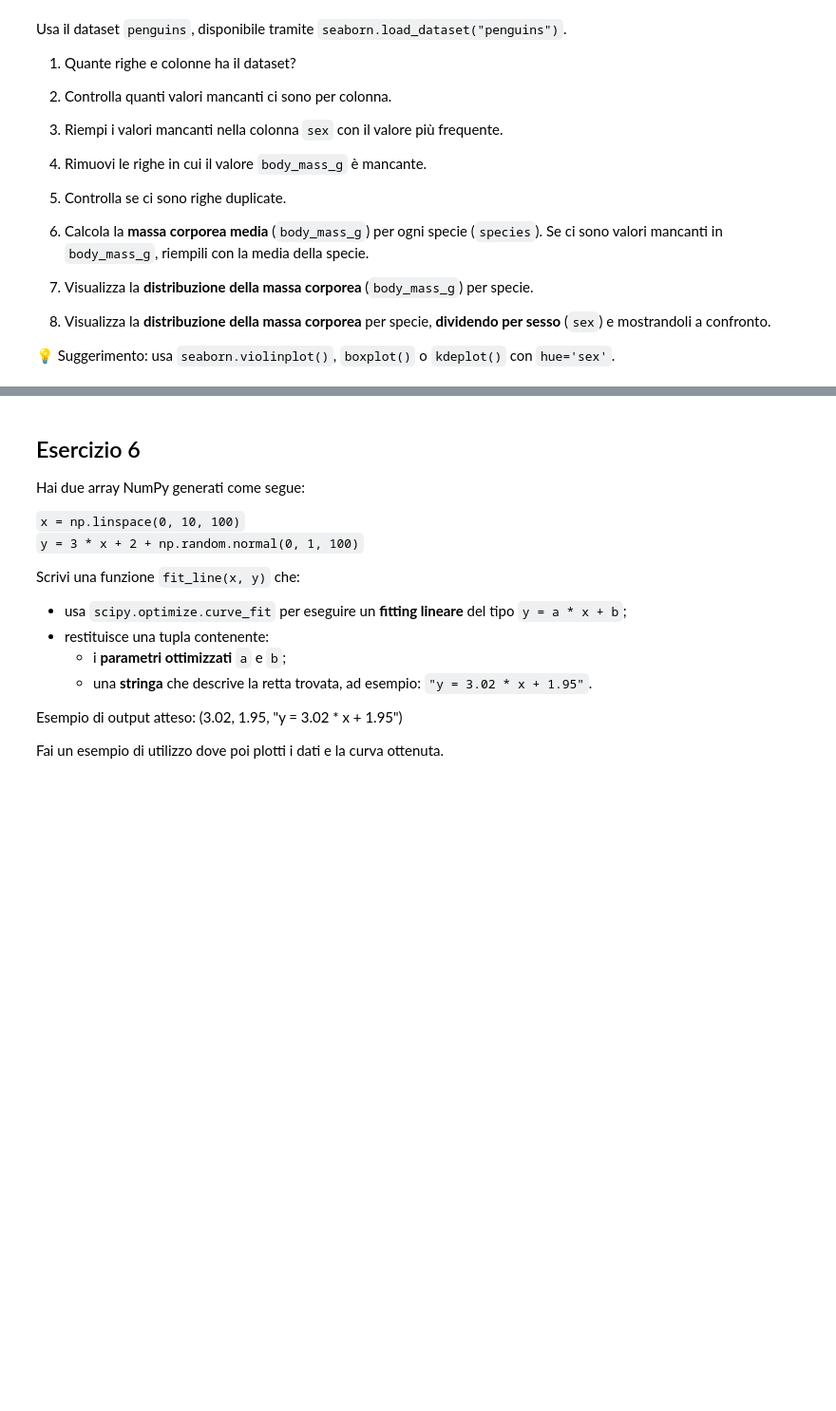
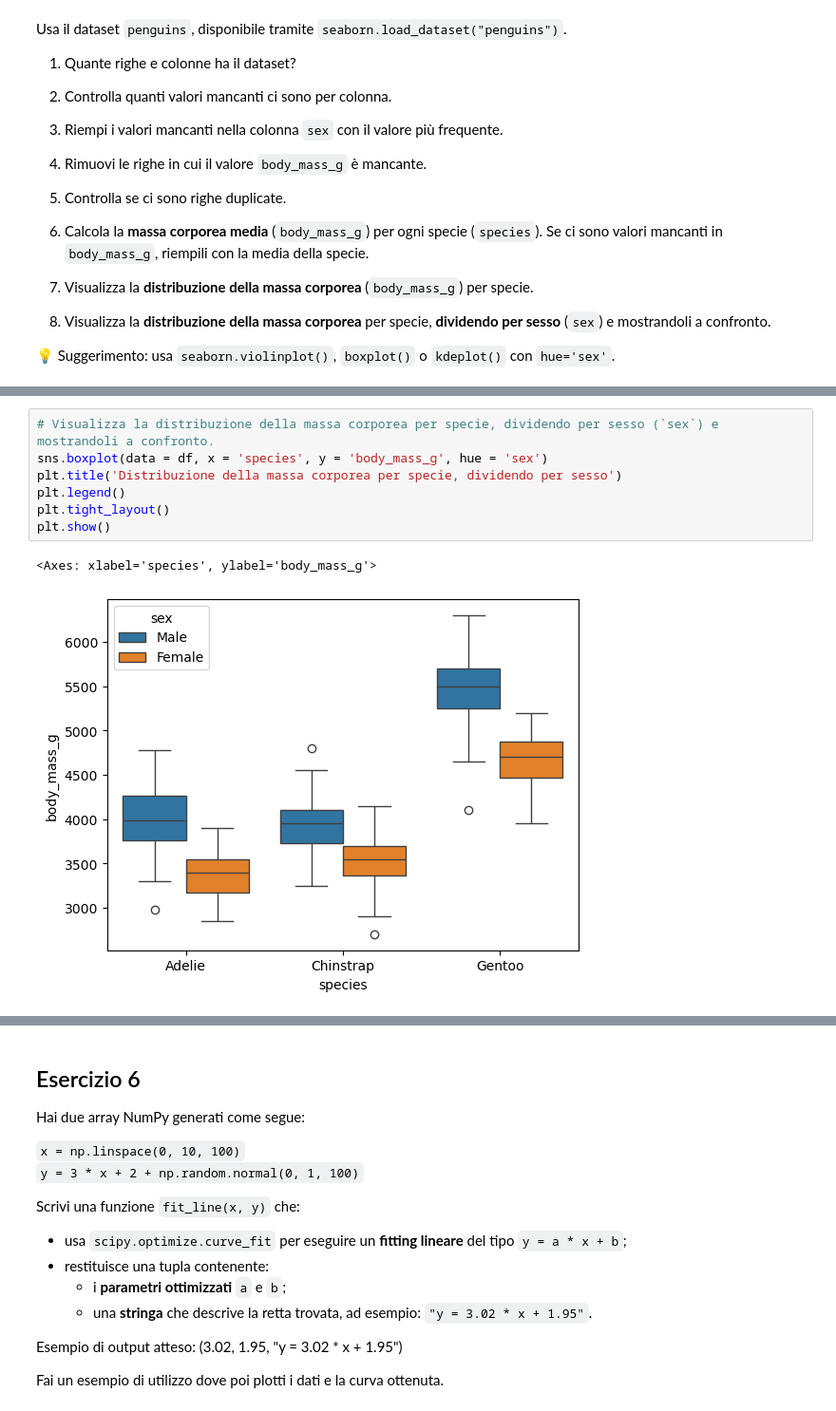
Before and after one commit to michela-roman/ProgrammingLabII, a Jupyter notebook: simulazEsame.ipynb, the cells around one changed output, grey strips where cells are left out. Shown at 95% size. Saved outputs shown, nothing was run; the diff lists cells and outputs as text; blank space fills up the shorter version.

```diff
--- a/simulazEsame.ipynb
+++ b/simulazEsame.ipynb
@@ -414,0 +522,10 @@ Usa il dataset `penguins`, disponibile tramite `seaborn.load_dataset("penguins")
+# %%
+# Visualizza la distribuzione della massa corporea per specie, dividendo per sesso (`sex`) e mostrandoli a confronto.
+sns.boxplot(data = df, x = 'species', y = 'body_mass_g', hue = 'sex')
+plt.title('Distribuzione della massa corporea per specie, dividendo per sesso')
+plt.legend()
+plt.tight_layout()
+plt.show()
+# %% [output]
+<Axes: xlabel='species', ylabel='body_mass_g'>
+[figure, added]
```
Also changed, not shown: parts of 11 cells of this notebook.
